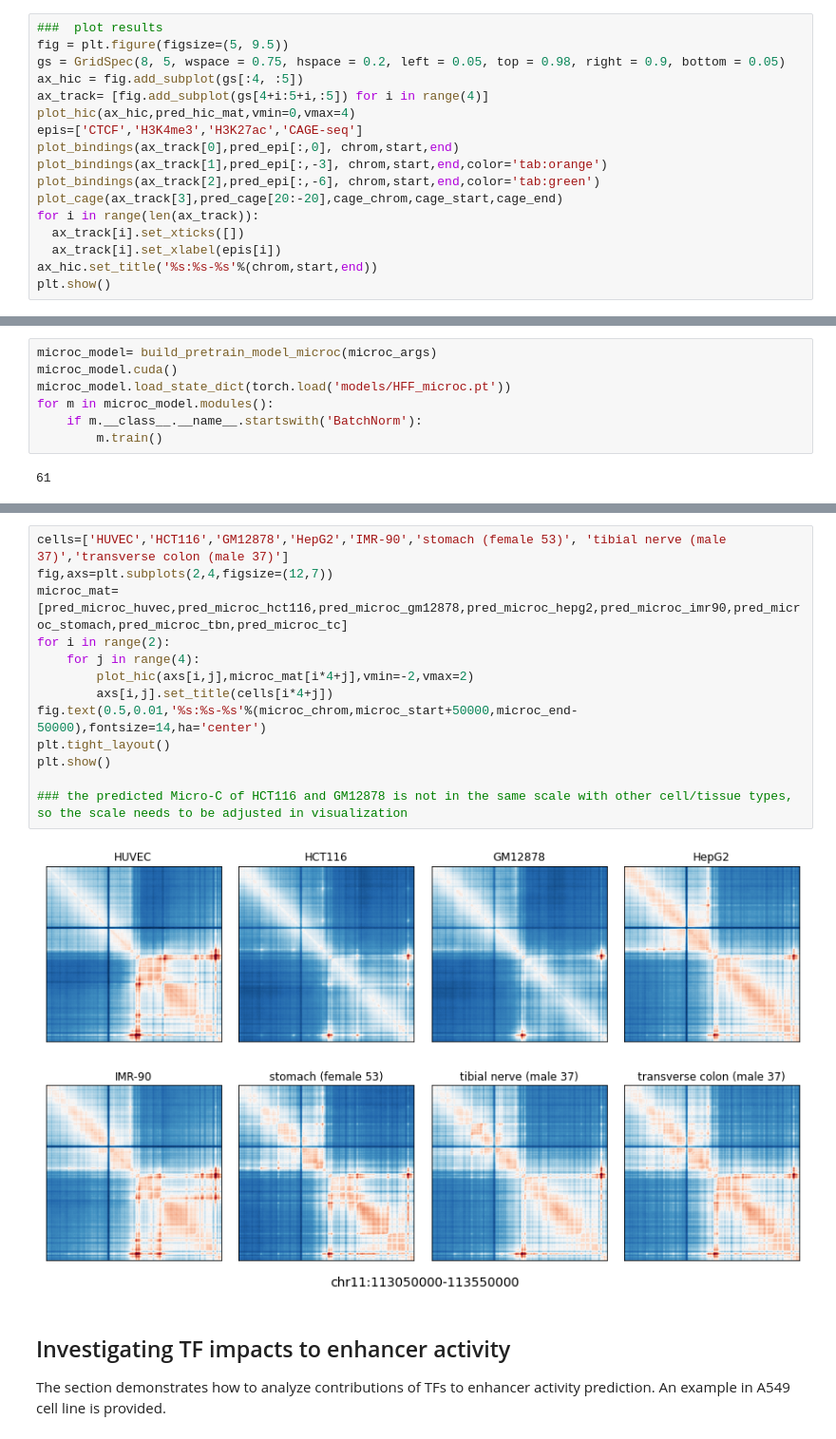
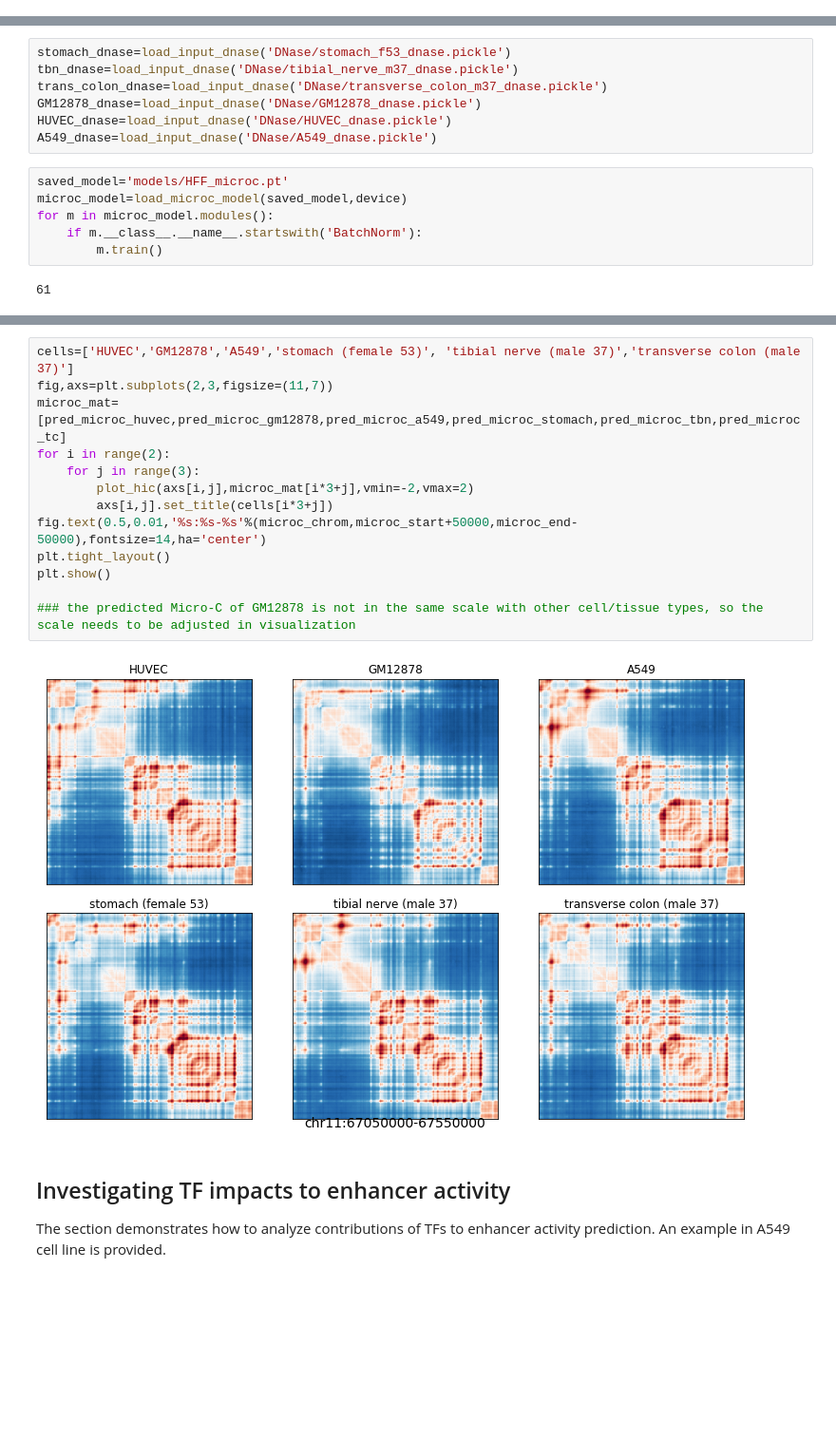
Before and after one commit to liu-bioinfo-lab/EPCOT, a Jupyter notebook: EPCOT_usage.ipynb, the cells around one changed output, grey strips where cells are left out. Shown at 95% size. Drawn from its saved outputs; the diff is of its cells as text; blank space fills up the shorter version.

```diff
--- a/EPCOT_usage.ipynb
+++ b/EPCOT_usage.ipynb
@@ -530,17 +482,0 @@ pred_cage= predict_cage(model=cage_model,
-# %%
-###  plot results
-fig = plt.figure(figsize=(5, 9.5))
-gs = GridSpec(8, 5, wspace = 0.75, hspace = 0.2, left = 0.05, top = 0.98, right = 0.9, bottom = 0.05)
-ax_hic = fig.add_subplot(gs[:4, :5])
-ax_track= [fig.add_subplot(gs[4+i:5+i,:5]) for i in range(4)]
-plot_hic(ax_hic,pred_hic_mat,vmin=0,vmax=4)
-epis=['CTCF','H3K4me3','H3K27ac','CAGE-seq']
-plot_bindings(ax_track[0],pred_epi[:,0], chrom,start,end)
-plot_bindings(ax_track[1],pred_epi[:,-3], chrom,start,end,color='tab:orange')
-plot_bindings(ax_track[2],pred_epi[:,-6], chrom,start,end,color='tab:green')
-plot_cage(ax_track[3],pred_cage[20:-20],cage_chrom,cage_start,cage_end)
-for i in range(len(ax_track)):
-  ax_track[i].set_xticks([])
-  ax_track[i].set_xlabel(epis[i])
-ax_hic.set_title('%s:%s-%s'%(chrom,start,end))
-plt.show()
@@ -643,7 +562,13 @@ with open('GM12878_dnase.pickle','rb') as f:
+# %%
+stomach_dnase=load_input_dnase('DNase/stomach_f53_dnase.pickle')
+tbn_dnase=load_input_dnase('DNase/tibial_nerve_m37_dnase.pickle')
+trans_colon_dnase=load_input_dnase('DNase/transverse_colon_m37_dnase.pickle')
+GM12878_dnase=load_input_dnase('DNase/GM12878_dnase.pickle')
+HUVEC_dnase=load_input_dnase('DNase/HUVEC_dnase.pickle')
+A549_dnase=load_input_dnase('DNase/A549_dnase.pickle')
 # %%
-microc_model= build_pretrain_model_microc(microc_args)
-microc_model.cuda()
-microc_model.load_state_dict(torch.load('models/HFF_microc.pt'))
+saved_model='models/HFF_microc.pt'
+microc_model=load_microc_model(saved_model,device)
 for m in microc_model.modules():
     if m.__class__.__name__.startswith('BatchNorm'):
         m.train()
@@ -687,18 +596,18 @@ pred_microc_tc=complete_mat(arraytouptri(pred_microc.squeeze(),microc_args))
 # %%
-cells=['HUVEC','HCT116','GM12878','HepG2','IMR-90','stomach (female 53)', 'tibial nerve (male 37)','transverse colon (male 37)']
-fig,axs=plt.subplots(2,4,figsize=(12,7))
-microc_mat=[pred_microc_huvec,pred_microc_hct116,pred_microc_gm12878,pred_microc_hepg2,pred_microc_imr90,pred_microc_stomach,pred_microc_tbn,pred_microc_tc]
+cells=['HUVEC','GM12878','A549','stomach (female 53)', 'tibial nerve (male 37)','transverse colon (male 37)']
+fig,axs=plt.subplots(2,3,figsize=(11,7))
+microc_mat=[pred_microc_huvec,pred_microc_gm12878,pred_microc_a549,pred_microc_stomach,pred_microc_tbn,pred_microc_tc]
 for i in range(2):
-    for j in range(4):
-        plot_hic(axs[i,j],microc_mat[i*4+j],vmin=-2,vmax=2)
-        axs[i,j].set_title(cells[i*4+j])
+    for j in range(3):
+        plot_hic(axs[i,j],microc_mat[i*3+j],vmin=-2,vmax=2)
+        axs[i,j].set_title(cells[i*3+j])
 fig.text(0.5,0.01,'%s:%s-%s'%(microc_chrom,microc_start+50000,microc_end-50000),fontsize=14,ha='center')
 plt.tight_layout()
 plt.show()
 
-### the predicted Micro-C of HCT116 and GM12878 is not in the same scale with other cell/tissue types, so the scale needs to be adjusted in visualization
+### the predicted Micro-C of GM12878 is not in the same scale with other cell/tissue types, so the scale needs to be adjusted in visualization
 # %% [output]
-[figure, old version]
+[figure, new version]
 # %% [markdown]
 ## Investigating TF impacts to enhancer activity
 The section demonstrates how to analyze contributions of TFs to enhancer activity prediction. An example in A549 cell line is provided.
```
Also changed, not shown: parts of 63 cells of this notebook.
